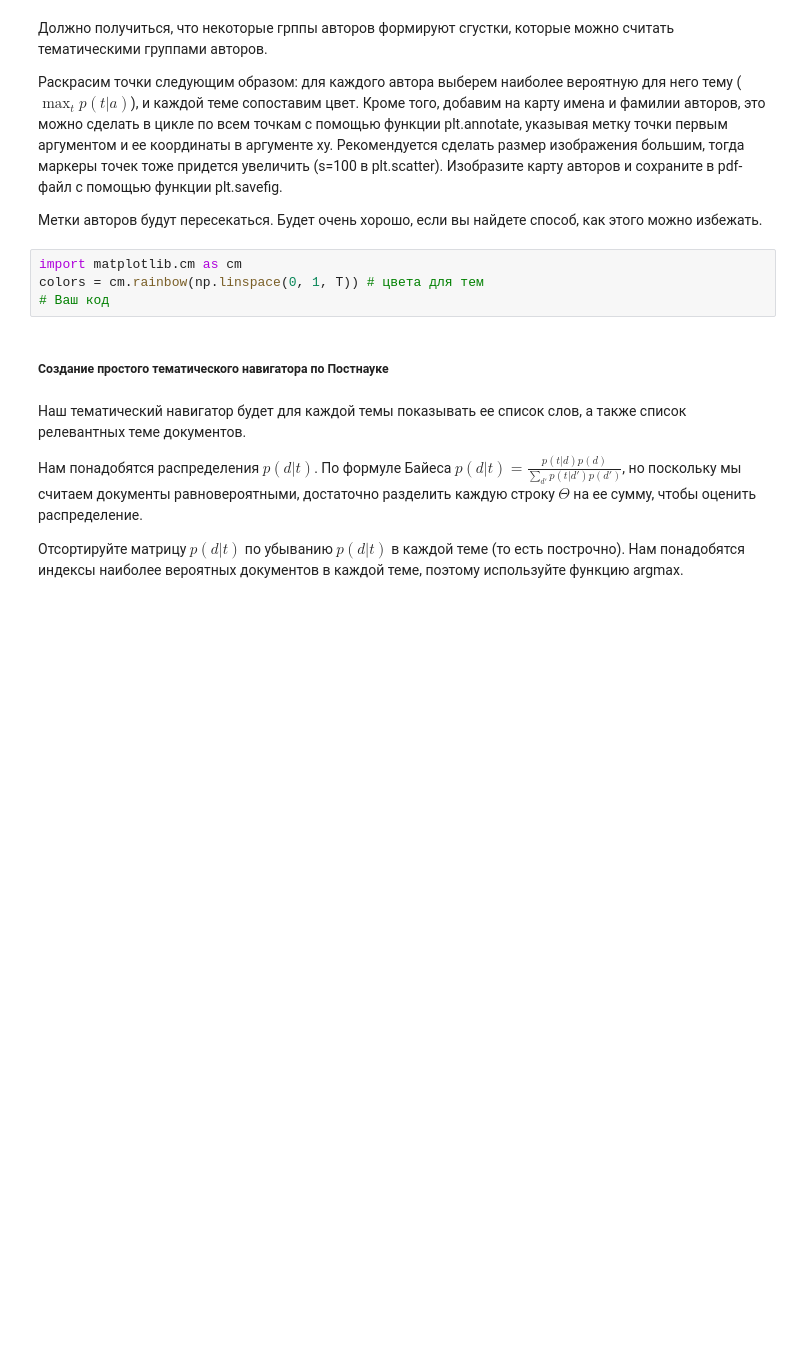
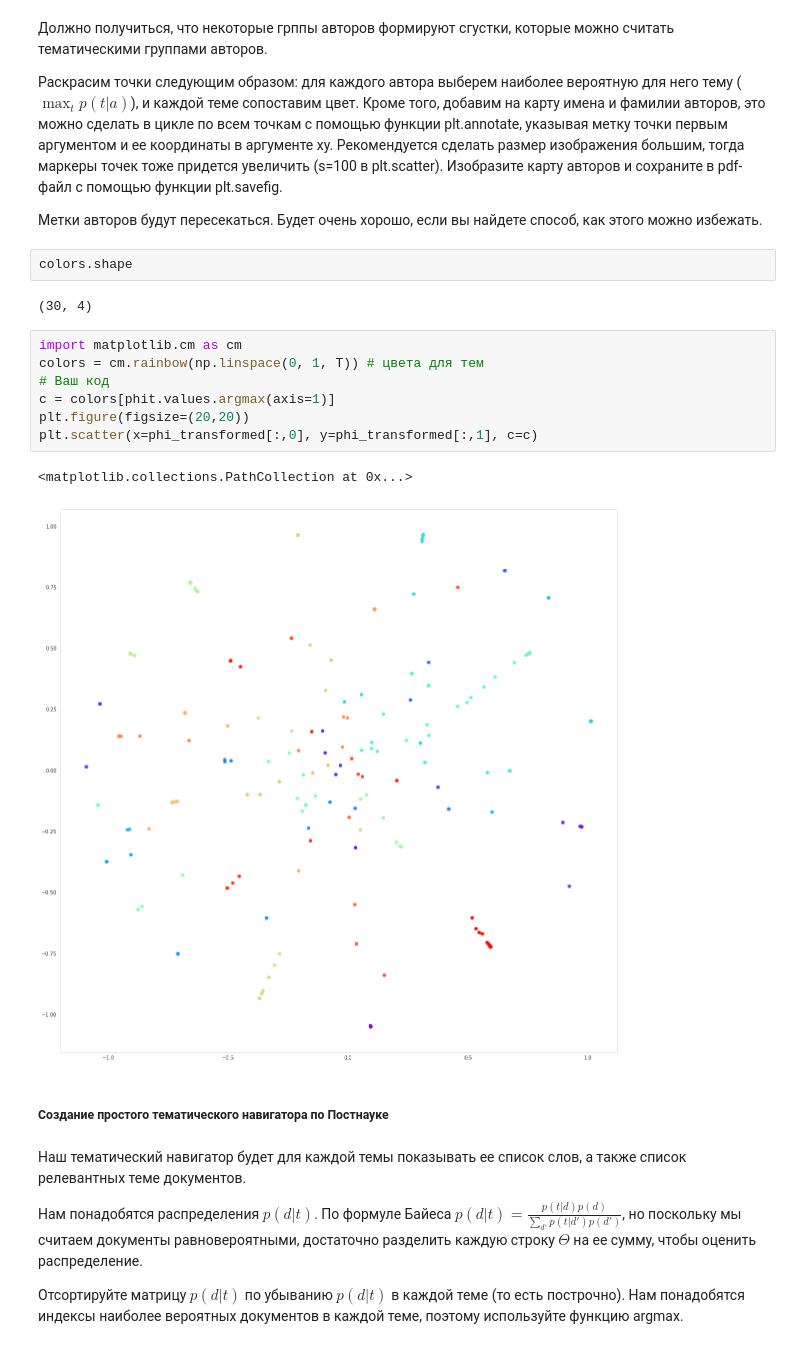
Before and after one commit to IljaZakharov/MIPTMachineLearning, a Jupyter notebook: C3/W4/homework/PostnaukaPeerReview.ipynb, the cells around one changed output. Drawn from its saved outputs; the diff is of its cells as text; blank space fills up the shorter version.

```diff
--- a/C3/W4/homework/PostnaukaPeerReview.ipynb
+++ b/C3/W4/homework/PostnaukaPeerReview.ipynb
@@ -205,10 +279,20 @@ from sklearn.metrics import pairwise_distances
 Раскрасим точки следующим образом: для каждого автора выберем наиболее вероятную для него тему ($\max_t p(t|a)$), и каждой теме сопоставим цвет. Кроме того, добавим на карту имена и фамилии авторов, это можно сделать в цикле по всем точкам с помощью функции plt.annotate, указывая метку точки первым аргументом и ее координаты в аргументе xy. Рекомендуется сделать размер изображения большим, тогда маркеры точек тоже придется увеличить (s=100 в plt.scatter). Изобразите карту авторов и сохраните в pdf-файл с помощью функции plt.savefig.
 
 Метки авторов будут пересекаться. Будет очень хорошо, если вы найдете способ, как этого можно избежать.
+# %%
+colors.shape
+# %% [output]
+(30, 4)
 # %%
 import matplotlib.cm as cm
 colors = cm.rainbow(np.linspace(0, 1, T)) # цвета для тем
 # Ваш код
+c = colors[phit.values.argmax(axis=1)]
+plt.figure(figsize=(20,20))
+plt.scatter(x=phi_transformed[:,0], y=phi_transformed[:,1], c=c)
+# %% [output]
+<matplotlib.collections.PathCollection at 0x...>
+[figure, added]
 # %% [markdown]
 ##### Создание простого тематического навигатора по Постнауке
 # %% [markdown]
```
Also changed, not shown: parts of 23 cells of this notebook.
